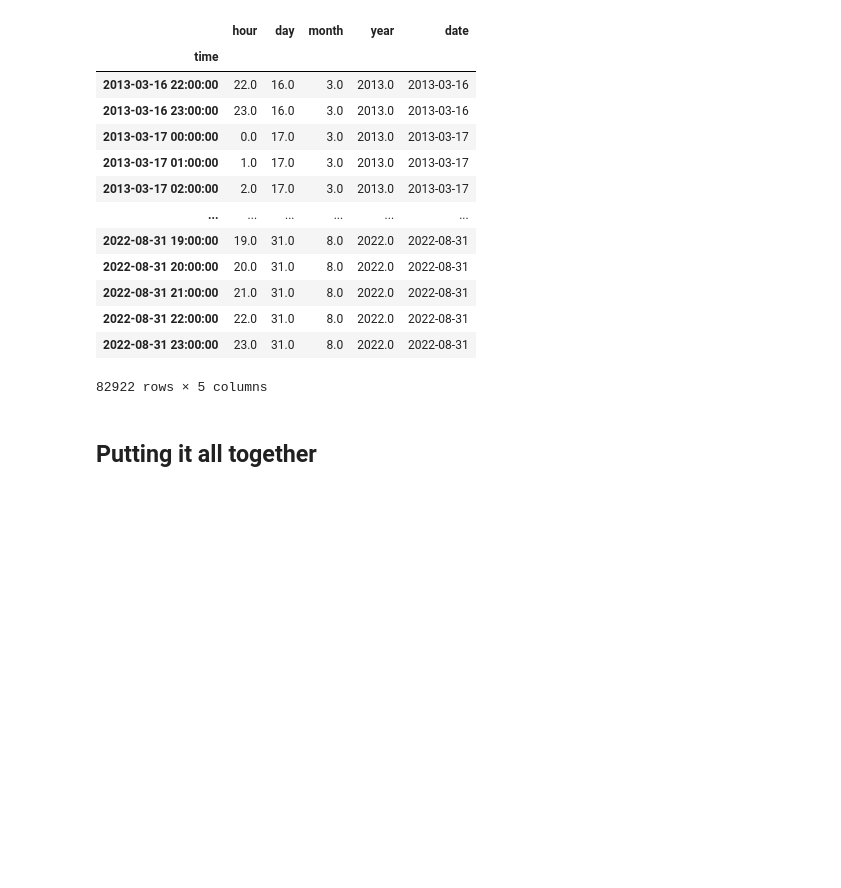
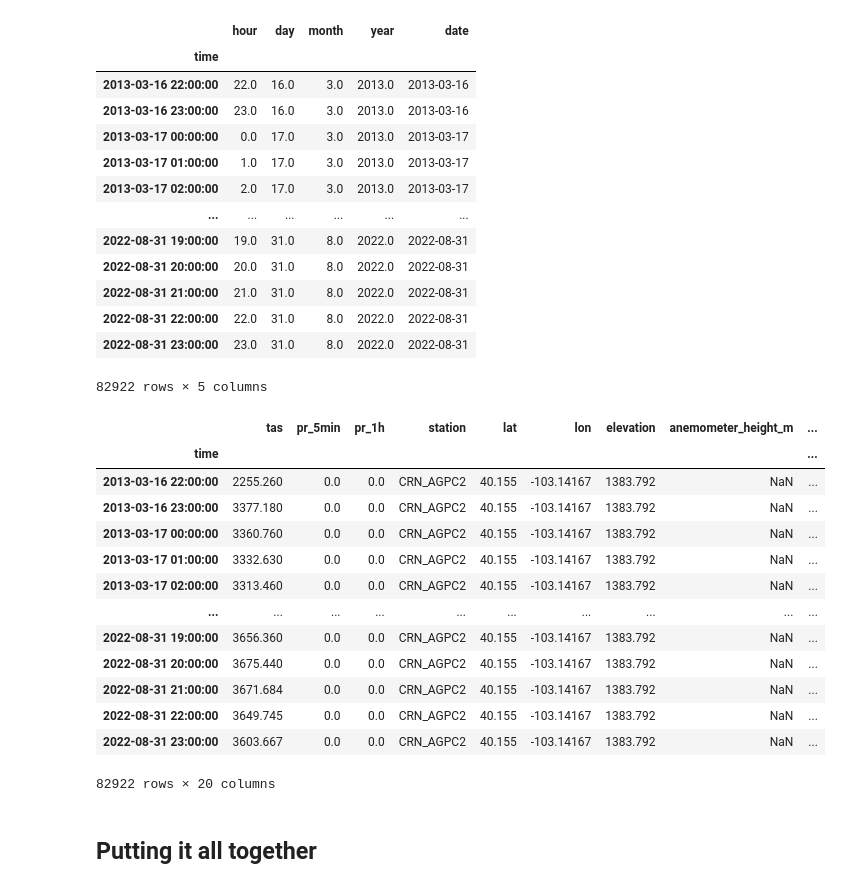
Before and after one commit to Eagle-Rock-Analytics/historical-obs-platform, a Jupyter notebook: test_platform/scripts/4_merge_data/developing_merge_utils.ipynb, the cells around one changed output. Cells and saved outputs as stored; diff of their text form; code cells hidden in the pictures; blank space fills up the shorter version.

Commit message:
the function works! column rename not working

```diff
--- a/test_platform/scripts/4_merge_data/developing_merge_utils.ipynb
+++ b/test_platform/scripts/4_merge_data/developing_merge_utils.ipynb
@@ -407,6 +410,29 @@ time_result
 | 2022-08-31 22:00:00 | 22.0 | 31.0 | 8.0 | 2022.0 | 2022-08-31 |
 | 2022-08-31 23:00:00 | 23.0 | 31.0 | 8.0 | 2022.0 | 2022-08-31 |
 82922 rows × 5 columns
+# %%
+
+result_list = [met_result,constant_result,time_result,qaqc_result]
+
+result = reduce(lambda  left,right: pd.merge(left,right,on=['time'],
+                                            how='outer'), result_list)
+
+result
+# %% [output]
+|  | tas | pr_5min | pr_1h | station | lat | lon | elevation | anemometer_height_m | ... |
+| time |  |  |  |  |  |  |  |  | ... |
+| 2013-03-16 22:00:00 | 2255.260 | 0.0 | 0.0 | CRN_AGPC2 | 40.155 | -103.14167 | 1383.792 | NaN | ... |
+| 2013-03-16 23:00:00 | 3377.180 | 0.0 | 0.0 | CRN_AGPC2 | 40.155 | -103.14167 | 1383.792 | NaN | ... |
+| 2013-03-17 00:00:00 | 3360.760 | 0.0 | 0.0 | CRN_AGPC2 | 40.155 | -103.14167 | 1383.792 | NaN | ... |
+| 2013-03-17 01:00:00 | 3332.630 | 0.0 | 0.0 | CRN_AGPC2 | 40.155 | -103.14167 | 1383.792 | NaN | ... |
+| 2013-03-17 02:00:00 | 3313.460 | 0.0 | 0.0 | CRN_AGPC2 | 40.155 | -103.14167 | 1383.792 | NaN | ... |
+| ... | ... | ... | ... | ... | ... | ... | ... | ... | ... |
+| 2022-08-31 19:00:00 | 3656.360 | 0.0 | 0.0 | CRN_AGPC2 | 40.155 | -103.14167 | 1383.792 | NaN | ... |
+| 2022-08-31 20:00:00 | 3675.440 | 0.0 | 0.0 | CRN_AGPC2 | 40.155 | -103.14167 | 1383.792 | NaN | ... |
+| 2022-08-31 21:00:00 | 3671.684 | 0.0 | 0.0 | CRN_AGPC2 | 40.155 | -103.14167 | 1383.792 | NaN | ... |
+| 2022-08-31 22:00:00 | 3649.745 | 0.0 | 0.0 | CRN_AGPC2 | 40.155 | -103.14167 | 1383.792 | NaN | ... |
+| 2022-08-31 23:00:00 | 3603.667 | 0.0 | 0.0 | CRN_AGPC2 | 40.155 | -103.14167 | 1383.792 | NaN | ... |
+82922 rows × 20 columns
 # %% [markdown]
 ## Putting it all together
 # %%
```
Also changed, not shown: parts of 3 cells of this notebook.
